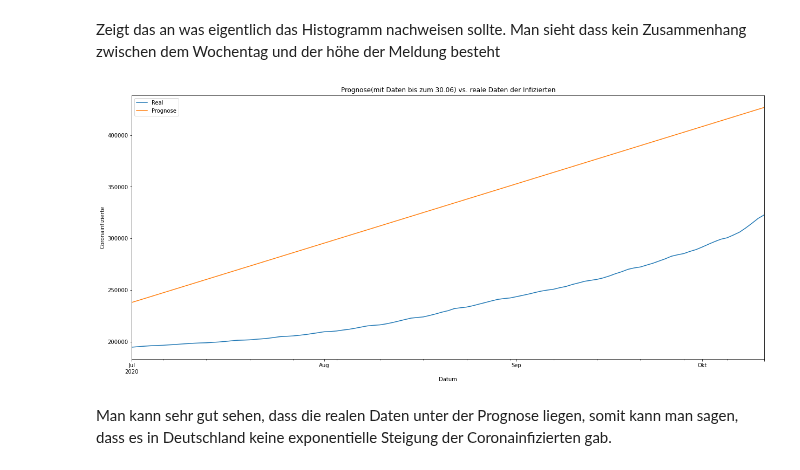
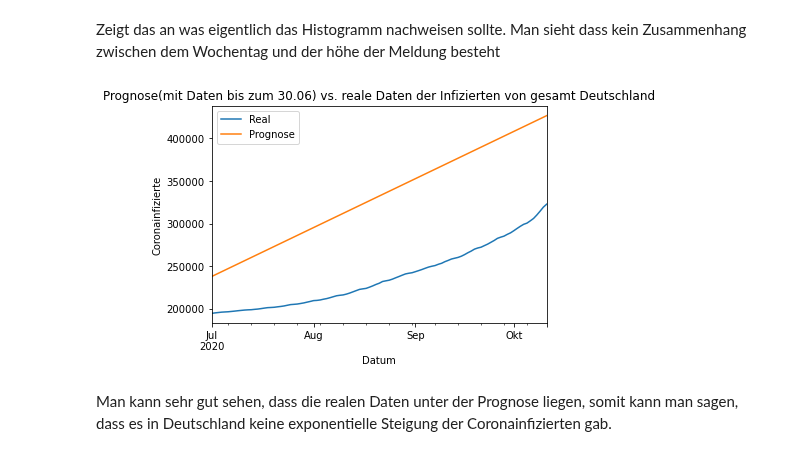
Before and after one commit to Jubo30/Data-Science-Project, a Jupyter notebook: Data_Science_Analyse.ipynb, the cells around one changed output. Cells and saved outputs as stored; diff of their text form; code cells hidden in the pictures.

```diff
--- a/Data_Science_Analyse.ipynb
+++ b/Data_Science_Analyse.ipynb
@@ -106,19 +78,19 @@ bundzuwachsraw_2['datef']=bundzuwachsraw_2['datef'].map(dt.datetime.toordinal)
 y = np.asarray(bundzuwachsraw_1['Gesamt'])
 X = bundzuwachsraw_1[['datef']]
 
-lm = smf.ols(formula='Gesamt ~ datef', data=bundzuwachsraw_1).fit()
-predi = lm.predict(bundzuwachsraw_2['datef'])
-bundzuwachsraw_2['prediction'] = predi
+lmges = smf.ols(formula='Gesamt ~ datef', data=bundzuwachsraw_1).fit()
+predges = lmges.predict(bundzuwachsraw_2['datef'])
+bundzuwachsraw_2['predictiongesamt'] = predges
 # %%
 ax = plt.gca()
 bundzuwachsraw_2.plot(kind='line', x = 'date', y= 'Gesamt', ax=ax, label="Real")
-bundzuwachsraw_2.plot(kind='line', x = 'date', y= 'prediction', ax=ax, label="Prognose")
-ax.set_title('Prognose(mit Daten bis zum 30.06) vs. reale Daten der Infizierten')
+bundzuwachsraw_2.plot(kind='line', x = 'date', y= 'predictiongesamt', ax=ax, label="Prognose")
+ax.set_title('Prognose(mit Daten bis zum 30.06) vs. reale Daten der Infizierten von gesamt Deutschland')
 ax.set_xlabel('Datum')
 ax.set_ylabel('Coronainfizierte')
 plt.show()
 # %% [output]
-[figure, old version]
+[figure, new version]
 # %% [markdown]
 Man kann sehr gut sehen, dass die realen Daten unter der Prognose liegen, somit kann man sagen, dass es in Deutschland keine exponentielle Steigung der Coronainfizierten gab.
 # %%
```
Also changed, not shown: parts of 10 cells of this notebook.
